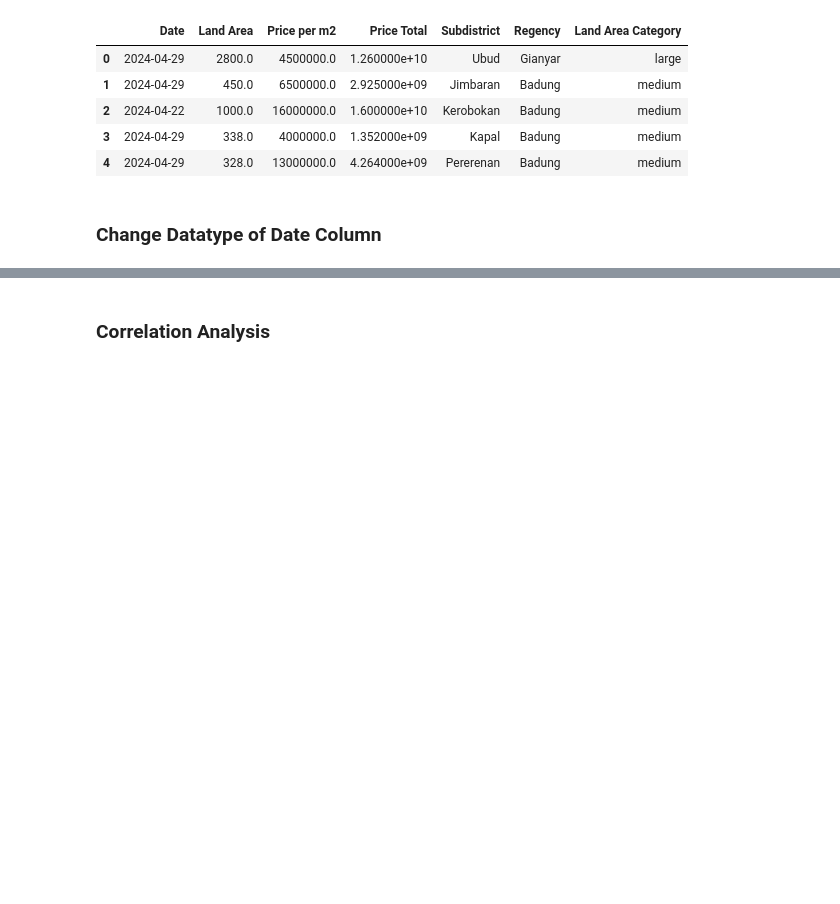
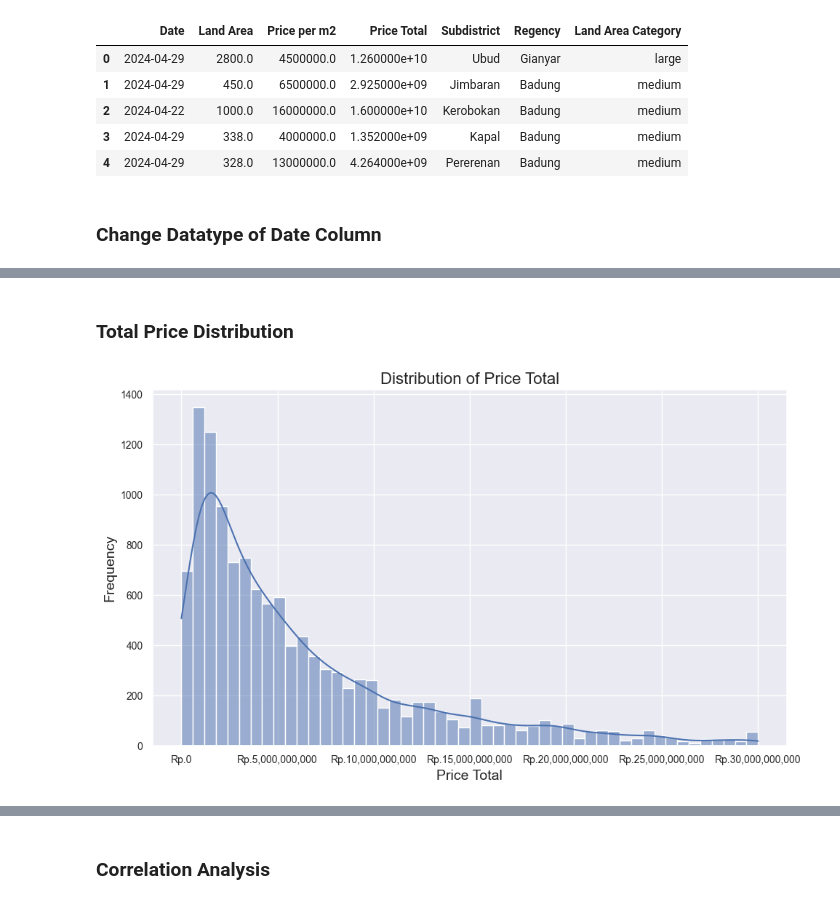
Before and after one commit to DwikaDyananda/Big-Data, a Jupyter notebook: notebooks/data_analysis.ipynb, the cells around one changed output, grey strips where cells are left out. Cells and saved outputs as stored; diff of their text form; code cells hidden in the pictures; blank space fills up the shorter version.

```diff
--- a/notebooks/data_analysis.ipynb
+++ b/notebooks/data_analysis.ipynb
@@ -16,6 +16,7 @@ from sklearn.preprocessing import LabelEncoder
 # %% [markdown]
 # Visualization Style
 # %%
+formatter = ticker.StrMethodFormatter('Rp.{x:,.0f}')
 sns.set_theme(style='darkgrid')
 sns.set_palette("deep")
 mpl.rcParams['font.family'] = 'sans'
@@ -103,0 +142,13 @@ df['Date'] = pd.to_datetime(df['Date'])
+# %% [markdown]
+### Total Price Distribution
+# %%
+plt.figure(figsize=(10, 6))
+sns.histplot(df['Price Total'], kde=True)
+plt.title('Distribution of Price Total')
+plt.xlabel('Price Total')
+plt.ylabel('Frequency')
+plt.gca().xaxis.set_major_formatter(formatter)
+plt.tight_layout()
+plt.show()
+# %% [output]
+[figure, added]
```
Also changed, not shown: parts of 35 cells of this notebook.
